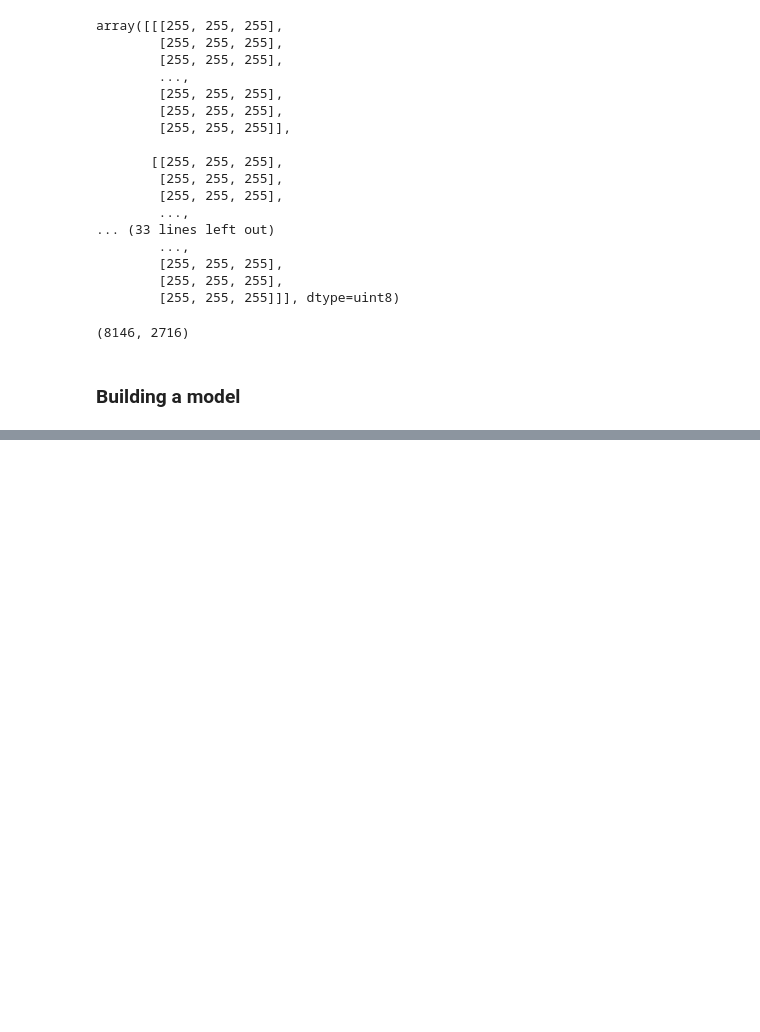
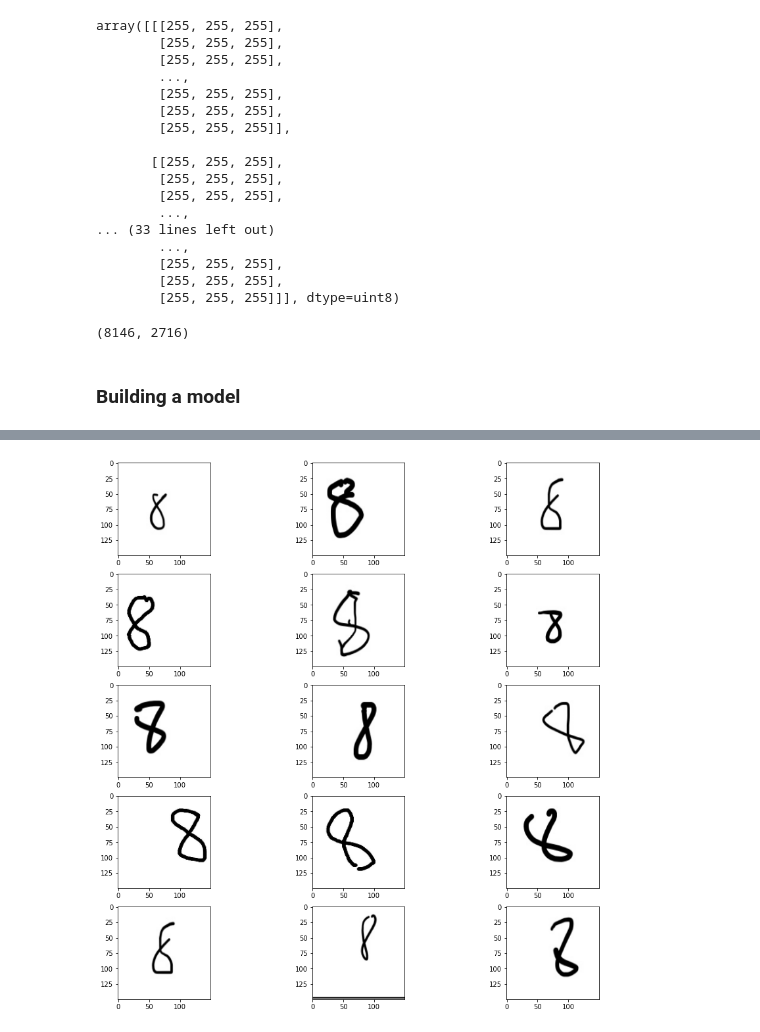
Before and after one commit to mattdmv/MathSolve, a Jupyter notebook: MathSolve - model building notebook .ipynb, the cells around one changed output, grey strips where cells are left out. Saved outputs shown, nothing was run; the diff lists cells and outputs as text; code cells hidden in the pictures; blank space fills up the shorter version.

```diff
--- a/MathSolve - model building notebook .ipynb
+++ b/MathSolve - model building notebook .ipynb
@@ -240,0 +262,6 @@ model.evaluate(X_test_scaled,y_test)
+# %%
+# extract above mentioned images where true value is 8 but predicted value is 6
+pos_indx = [] # indices where this is the case
+for i in range(len(y_test)):
+    if (y_test[i] == 8 and y_predicted_labels[i] == 6):
+        pos_indx.append(i)
@@ -240,0 +273,15 @@ model.evaluate(X_test_scaled,y_test)
+# %%
+# inspect images
+rows=5
+cols = 3
+img_count = 0
+
+fig, axes = plt.subplots(nrows=rows, ncols=cols, figsize=(15,15))
+
+for i in range(rows):
+    for j in range(cols):
+        if img_count < len(pos_indx):
+            axes[i, j].imshow(X_test[pos_indx[img_count]])
+            img_count+=1
+# %% [output]
+[figure, added]
```
Also changed, not shown: parts of 10 cells of this notebook.
